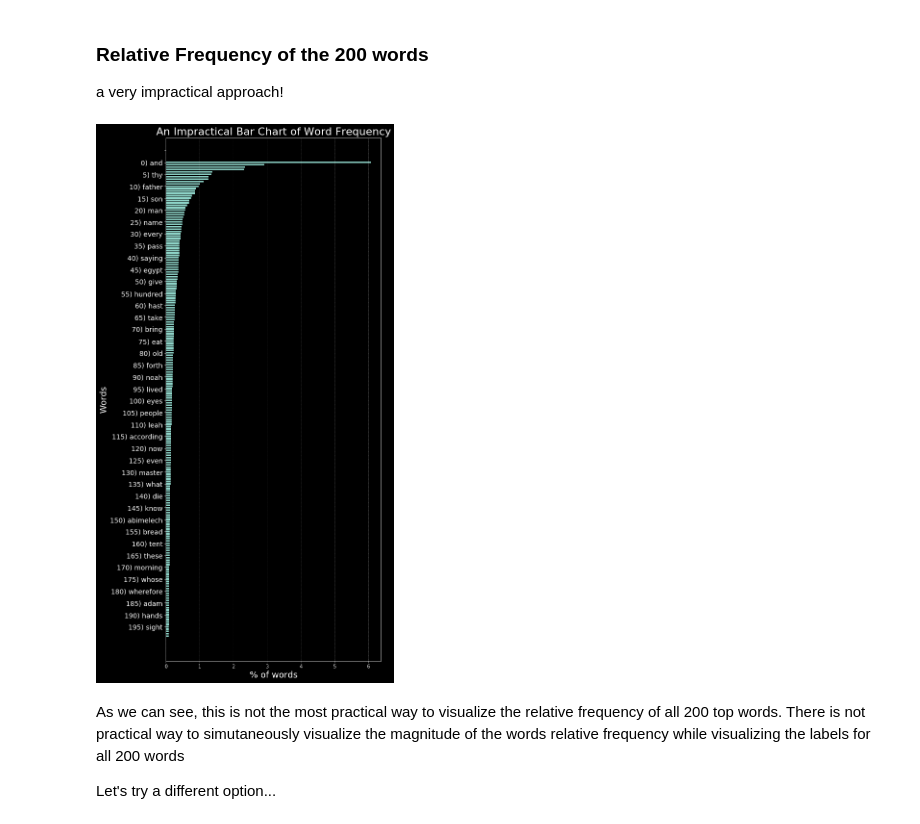
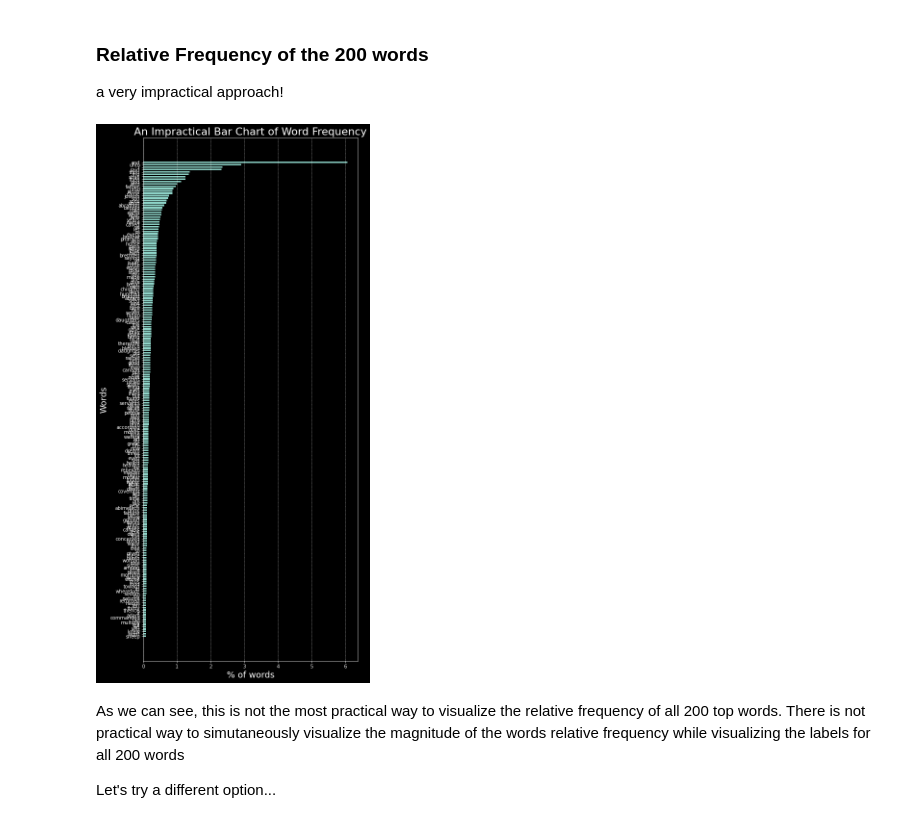
Before and after one commit to LovinSpoonful/DATA620_Week8, a Jupyter notebook: Week8.ipynb, the cells around one changed output. Cells and saved outputs as stored; diff of their text form; code cells hidden in the pictures.

```diff
--- a/Week8.ipynb
+++ b/Week8.ipynb
@@ -141,16 +142,16 @@ style.use('dark_background')
 # %%
 rxaxislabels = xaxislabels[::-1]
 plt.figure(figsize=(8, 20))
 sorted_df = fdist200.sort_values(by=['percentage'])
 plt.title( 'An Impractical Bar Chart of Word Frequency', fontsize=22)
 plt.xlabel('% of words', fontsize=18)
 plt.ylabel('Words', fontsize=18)
 plt.barh(y=sorted_df.word, width=sorted_df.percentage, height=0.7, align='center')
-plt.yticks(ticks = xticksint+4, labels = rxaxislabels, fontsize=14)
+#plt.yticks(ticks = xticksint+4, labels = rxaxislabels, fontsize=14)
 plt.grid(axis = 'x',linestyle = '--', linewidth = 0.5)
 plt.show()
 # %% [output]
-[figure, old version]
+[figure, new version]
 # %% [markdown]
 As we can see, this is not the most practical way to visualize the relative frequency of all 200 top words. There is not practical way to simutaneously visualize the magnitude of the words relative frequency while visualizing the labels for all 200 words
 
```
Also changed, not shown: parts of 5 cells of this notebook, 4 other files.
